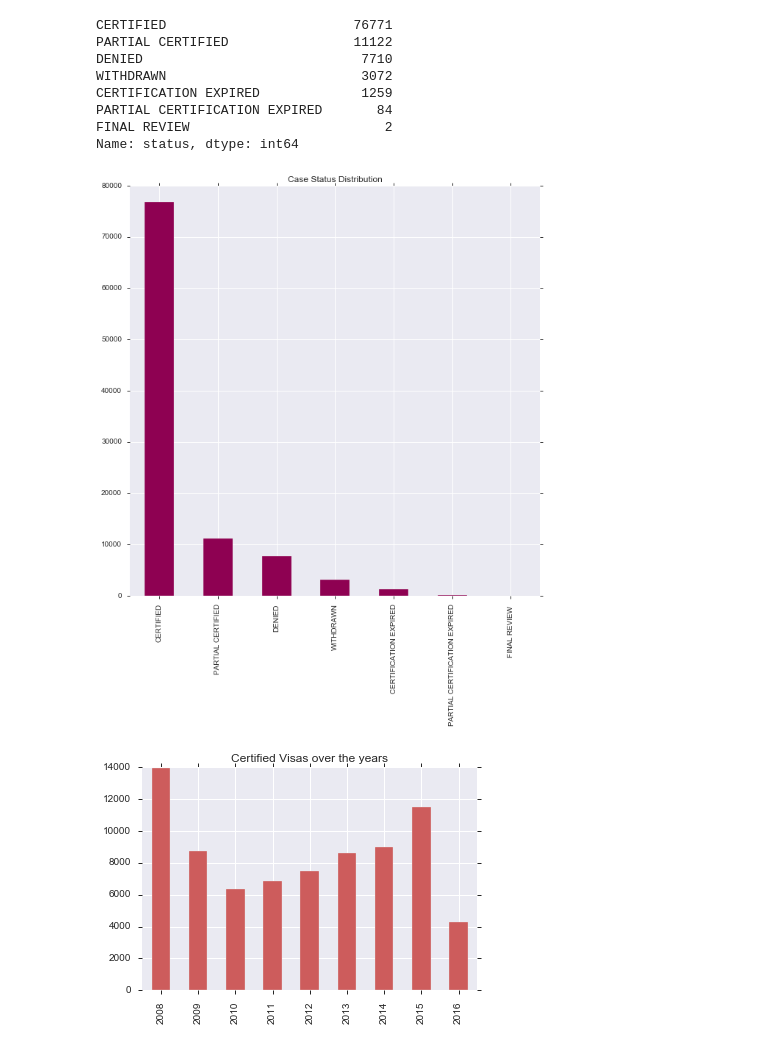
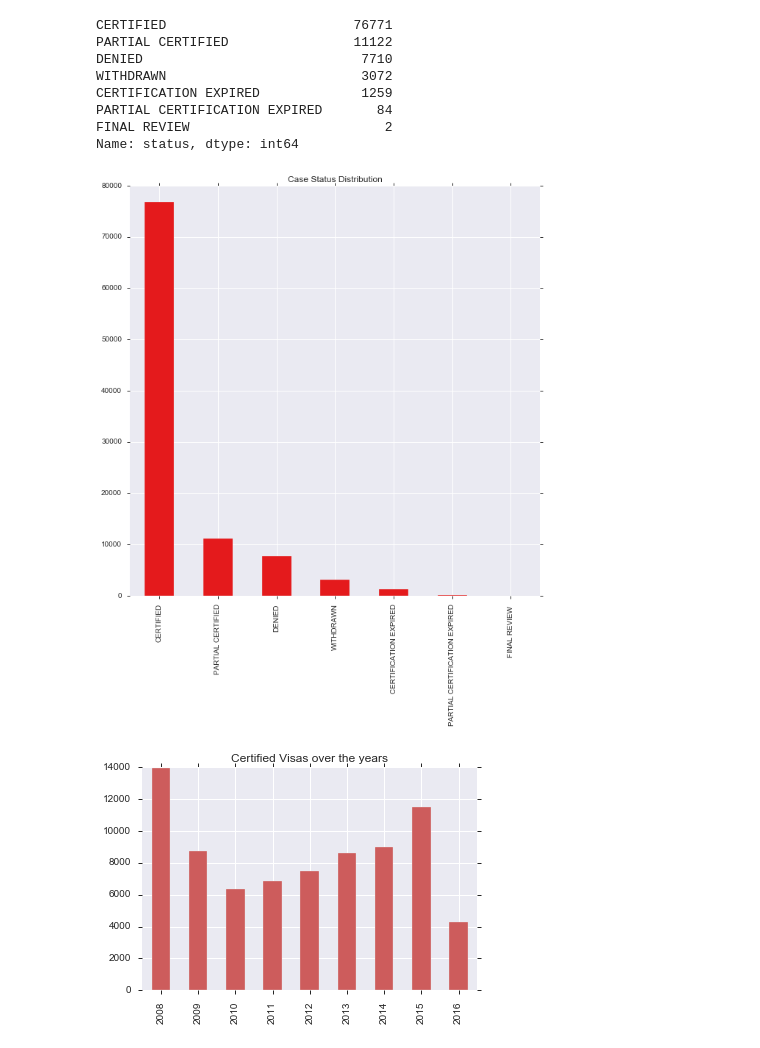
Before and after one commit to chrke/H2VisaAnalysis, a Jupyter notebook: H2 Analysis.ipynb, the cells around one changed output. Drawn from its saved outputs; the diff is of its cells as text; code cells hidden in the pictures.

```diff
--- a/H2 Analysis.ipynb
+++ b/H2 Analysis.ipynb
@@ -434,11 +434,11 @@ FINAL REVIEW                         2
 Name: status, dtype: int64
 # %%
 fig = plt.figure(figsize=(10,10))
-visa_2008_on["status"].value_counts().plot(kind='bar',colormap='PiYG')
+visa_2008_on["status"].value_counts().plot(kind='bar',colormap='Set1')
 plt.title("Case Status Distribution")
 plt.show()
 # %% [output]
-[figure, old version]
+[figure, new version]
 # %%
 partial = visa_2008_on[["fy","status"]]
 # %%
```
Also changed, not shown: parts of 18 cells of this notebook.
